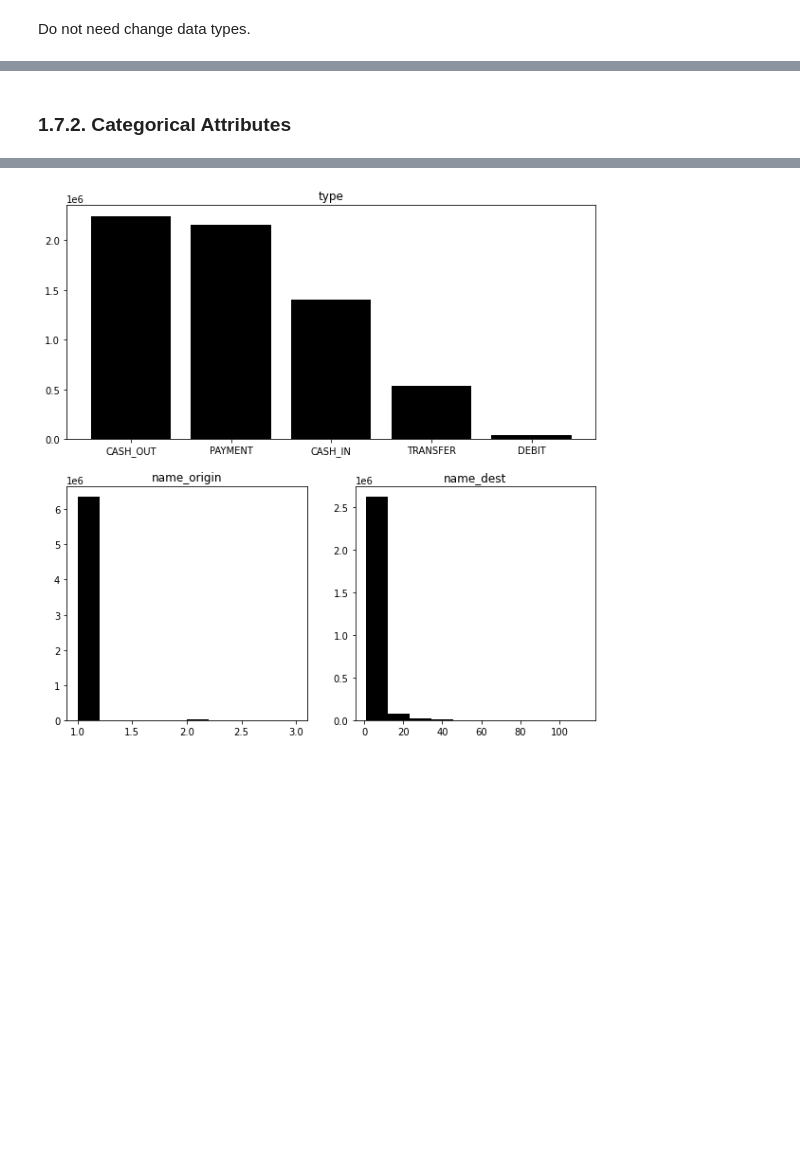
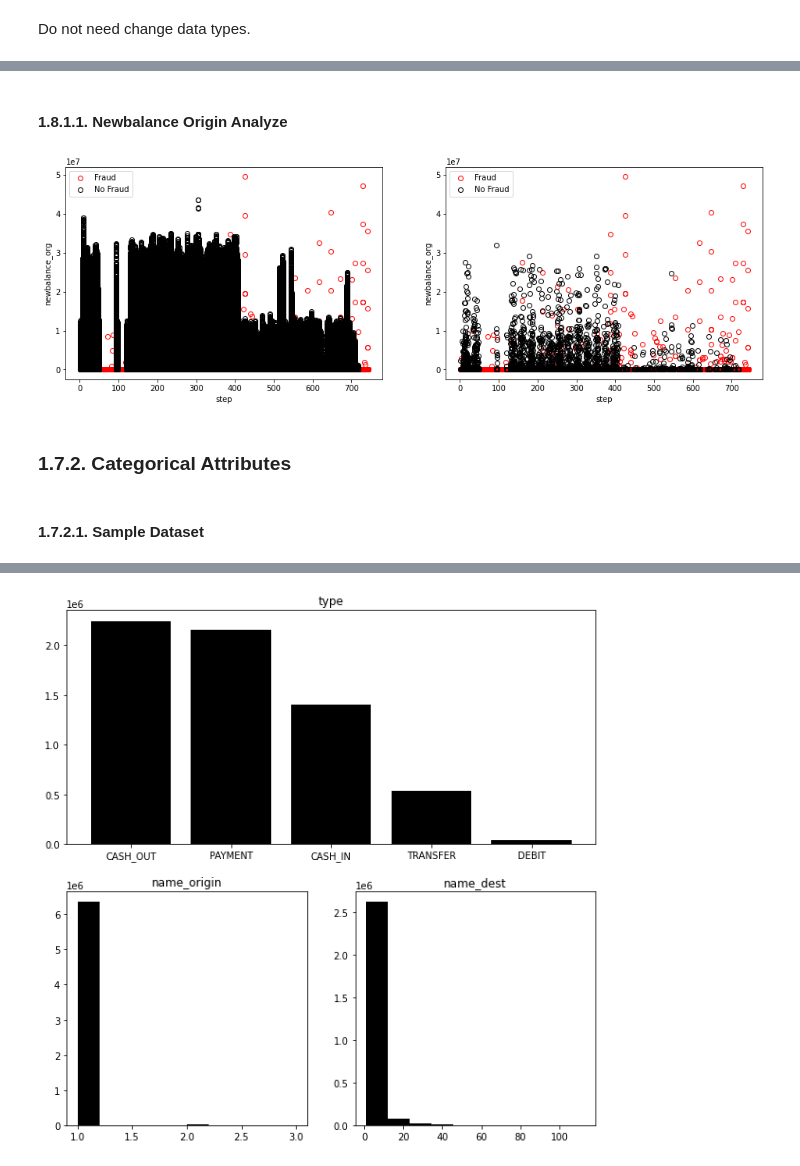
Before and after one commit to xGabrielR/Blocker-Fraud-Company, a Jupyter notebook: notebooks/m01_descriptive_statistical.ipynb, the cells around one changed output, grey strips where cells are left out. Drawn from its saved outputs; the diff is of its cells as text; code cells hidden in the pictures; blank space fills up the shorter version.

```diff
--- a/notebooks/m01_descriptive_statistical.ipynb
+++ b/notebooks/m01_descriptive_statistical.ipynb
@@ -76 +260,4 @@ Do not need change data types.
+# %%
+df_samp = df.loc[df['is_fraud'] == 0].sample(9000)
+df_samp = pd.concat([df_samp, df.loc[df['is_fraud'] == 1]], axis=0)
 # %% [markdown]
@@ -95,2 +287,14 @@ num_att.describe()
+# %% [markdown]
+#### 1.8.1.1. Newbalance Origin Analyze
+# %%
+fig, ax = plt.subplots(1, 2, figsize=(16, 5))
+for d, k in zip([df, df_samp], [0, 1]):
+    ax[k].scatter(d[msk]['step'], d[msk]['newbalance_orig'], **args_b(linewidth=1))
+    ax[k].scatter(d[~msk]['step'], d[~msk]['newbalance_orig'], **args_b(linewidth=1, edgecolor='k'))
+    ax[k].legend(['Fraud', 'No Fraud'])
+    ax[k].set_xlabel('step')
+    ax[k].set_ylabel('newbalance_org');
+# %% [output]
+[figure, added]
 # %% [markdown]
 ### 1.7.2. Categorical Attributes
@@ -98,0 +301,2 @@ cat_values = [cat_att[k].value_counts().to_dict() for k in cat_att.columns.tolis
+# %% [markdown]
+#### 1.7.2.1. Sample Dataset
```
Also changed, not shown: parts of 43 cells of this notebook.
